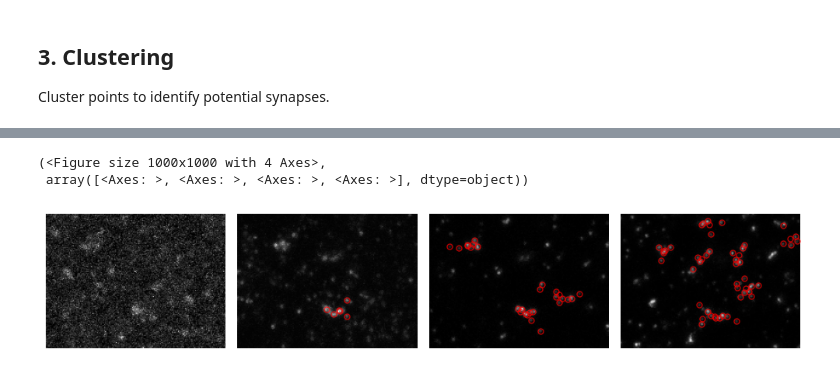
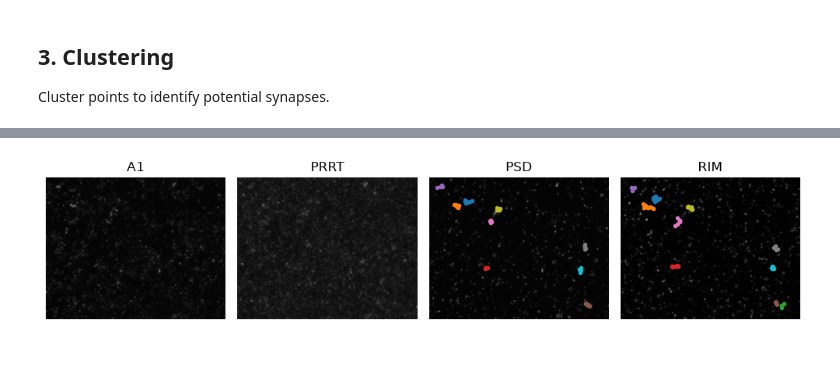
Before and after one commit to jboulanger/synex, a Jupyter notebook: notebooks/Analysis.ipynb, the cells around one changed output, grey strips where cells are left out. Cells and saved outputs as stored; diff of their text form; code cells hidden in the pictures.

Commit message:
update pair

```diff
--- a/notebooks/Analysis.ipynb
+++ b/notebooks/Analysis.ipynb
@@ -69,11 +67,12 @@ plt.tight_layout()
 # %%
-from prrt_clustering import detect_puncta,plot_data,plot_points
 import matplotlib.pyplot as plt
 import numpy as np
 
-tmp = stabilized[0,:,:,250:400,800:1000]
+from prrt_clustering import detect_puncta, plot_data, plot_points
 
-points = detect_puncta(tmp, scale_um=[0.5,0.2,0.1,0.1], specificity=[3,8,6,6])
+tmp = stabilized[0,:,:,250:800,800:1500]
+
+points = detect_puncta(tmp, scale_um=[0.2,0.4,0.1,0.1], specificity=[3,3,8,6])
 
 fig = plt.figure(figsize=(20,20))
 fig, axes = plot_data(tmp,split=True,fig=fig)
@@ -95,9 +90,12 @@ plot_points(spoints, ms=10, split=True, axes=axes)
 # %%
 import napari
+
 v = napari.Viewer(ndisplay=3)
 # v.add_image(image.data, channel_axis=1)
 vx = np.array([(tmp[a][1].values - tmp[a][0].values) for a in ["Z", "Y", "X"]])
 o = np.array([tmp[a][0].values for a in ["Z", "Y", "X"]])
-v.add_image(tmp,scale=vx,translate=o, channel_axis=0)
+# v.add_image(tmp,scale=vx,translate=o, channel_axis=0,name=channels)
+fcol = {"PRRT":"magenta","A1":"red","PSD": "green","RIM":"yellow"}
 for n,pts in points.groupby("C"):
-    v.add_points(pts[["Z","Y","X"]], size=0.5, name=n)
+    v.add_image(tmp.sel(C=n) ,scale=vx,translate=o,name=n,colormap=fcol[n])
+    v.add_points(pts[["Z","Y","X"]], size=0.5, name=n,face_color=fcol[n])
@@ -131,12 +121,15 @@ plot_points(points[points["intensity"]>600], ms=10, split=False, axes=axes)
 ## 3. Clustering
 Cluster points to identify potential synapses.
 # %%
-from prrt_clustering import clean_points_besag
+from prrt_clustering import clean_points_besag, cluster_dbscan, plot_clusters
 
-clean = clean_points_besag(spoints,2,10,1.5)
+clean = clean_points_besag(points[points["C"].isin(["PSD","RIM"])],2,10,1.1)
 clean = clean[clean["noise"]==False]  # noqa: E712
+cpoints,clusters = cluster_dbscan(clean, 1, 1)
+cpoints = cpoints[cpoints["noise"]==False]
 fig = plt.figure(figsize=(10,10))
 fig,axes = plot_data(tmp,split=True,fig=fig)
-plot_points(spoints,ms=10,split=True,axes=axes)
-plot_points(clean,ms=30,split=True,axes=axes)
+# plot_points(points,ms=5,split=True,axes=axes)
+# plot_points(clean,ms=2,split=True,axes=axes)
+plot_clusters(cpoints,ms=10,split=True,axes=axes)
 # %% [output]
@@ -146,11 +137,21 @@ plot_points(clean,ms=30,split=True,axes=axes)
 # %%
-from prrt_clustering import cluster
-spoints,clusters = cluster(points, 2, 5)
+from prrt_clustering import pair_cluster, cluster_dbscan
+
+def find_synapses(points, channels=["RIM","PSD"]):
+    pts = points[points["C"].isin(channels)]
+    pts, clusters = cluster_dbscan(pts, 1.5, 4)
+    synapses = pair_cluster(clusters, channels, 2)
+    return pts, clusters, synapses
+
+spoints, clusters, synapses = find_synapses(points)
+# points = spoints[spoints["noise"]==False]
 fig = plt.figure(figsize=(10,10))
 fig,axes = plot_data(tmp, split=True,fig=fig)
-plot_points(clusters,ms=10,split=True,axes=axes)
-plot_points(spoints[spoints["noise"]==0],ms=10,split=True,axes=axes)
+# plot_clusters(spoints[spoints["noise"]==False],ms=10,split=True,axes=axes)
+for s in synapses.iloc:
+    a = spoints[(spoints["C"]=="RIM") & (spoints["cluster"]==s["RIM"])]
+    axes[3].plot(a["X"],a["Y"],'.')
+    b = spoints[(spoints["C"]=="PSD") & (spoints["cluster"]==s["PSD"])]
+    axes[2].plot(b["X"],b["Y"],'.')
 # %% [output]
-(<Figure size 1000x1000 with 4 Axes>,
- array([<Axes: >, <Axes: >, <Axes: >, <Axes: >], dtype=object))
-[figure, old version]
+[figure, new version]
```
Also changed, not shown: parts of 17 cells of this notebook, 7 other files.
